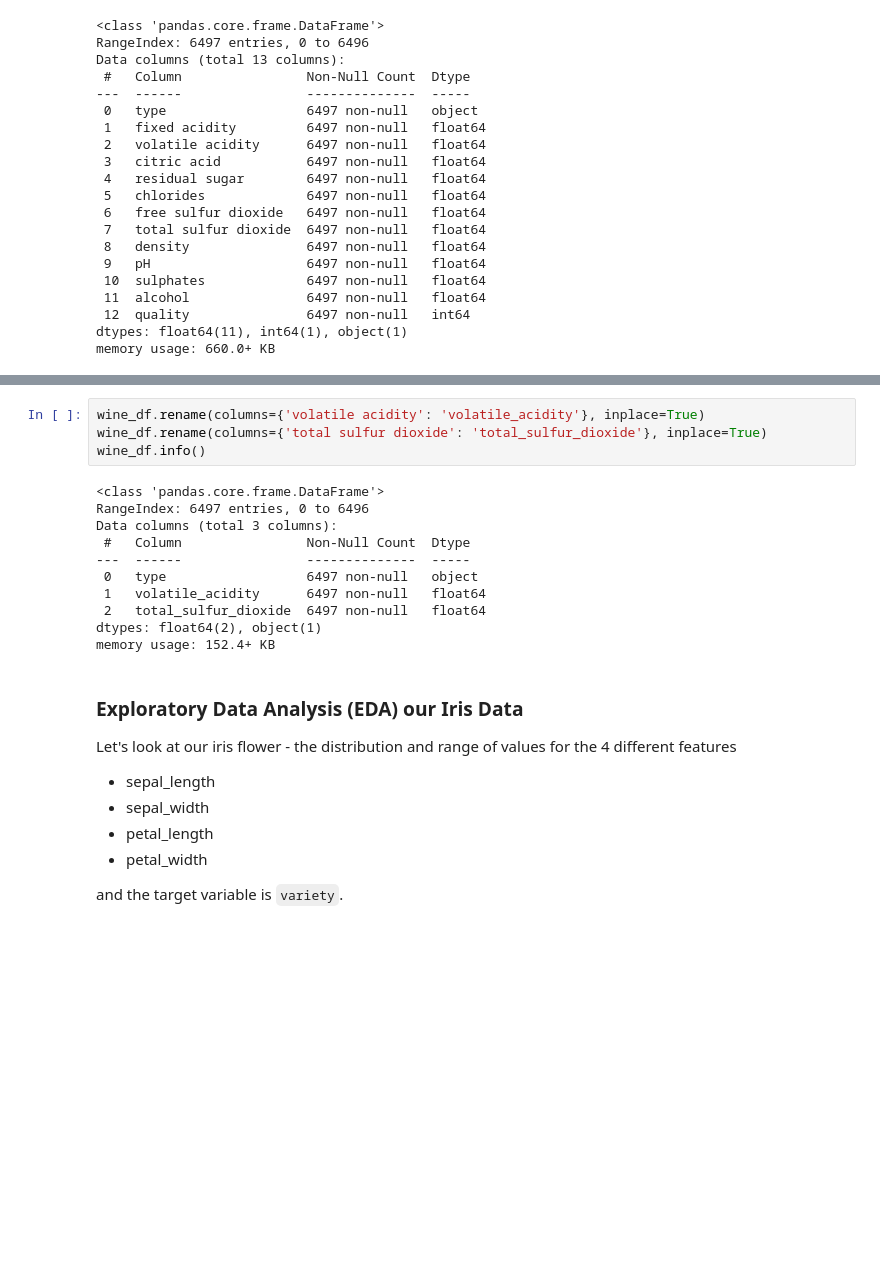
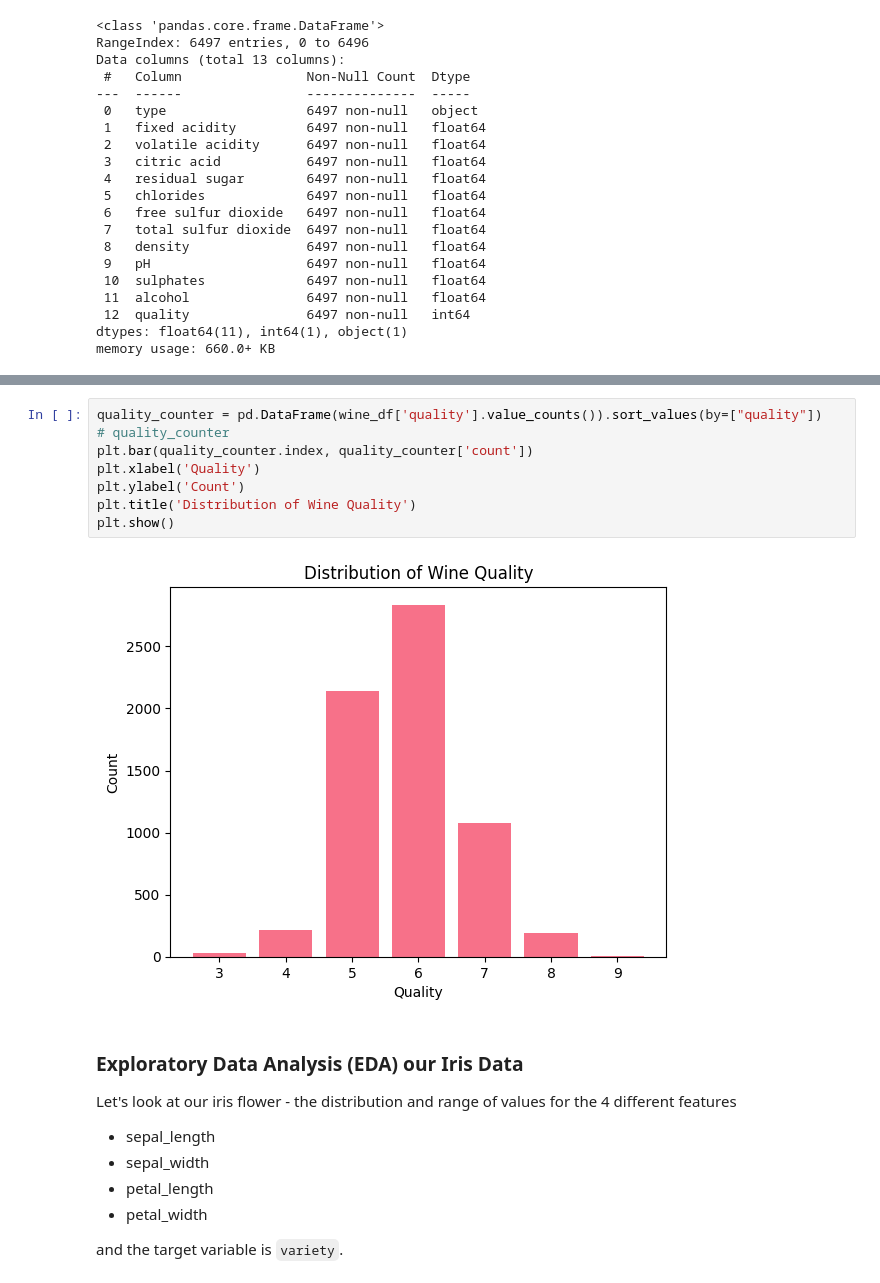
Before and after one commit to wenjianma/ID2223Lab1Task2, a Jupyter notebook: wine-eda-and-backfill-feature-group.ipynb, the cells around one changed output, grey strips where cells are left out. Cells and saved outputs as stored; diff of their text form; blank space fills up the shorter version.

```diff
--- a/wine-eda-and-backfill-feature-group.ipynb
+++ b/wine-eda-and-backfill-feature-group.ipynb
@@ -155,18 +170,13 @@ memory usage: 152.4+ KB
 # %%
-wine_df.rename(columns={'volatile acidity': 'volatile_acidity'}, inplace=True)
-wine_df.rename(columns={'total sulfur dioxide': 'total_sulfur_dioxide'}, inplace=True)
-wine_df.info()
+quality_counter = pd.DataFrame(wine_df['quality'].value_counts()).sort_values(by=["quality"])
+# quality_counter
+plt.bar(quality_counter.index, quality_counter['count'])
+plt.xlabel('Quality')
+plt.ylabel('Count')
+plt.title('Distribution of Wine Quality')
+plt.show()
 # %% [output]
-<class 'pandas.core.frame.DataFrame'>
-RangeIndex: 6497 entries, 0 to 6496
-Data columns (total 3 columns):
- #   Column                Non-Null Count  Dtype
----  ------                --------------  -----
- 0   type                  6497 non-null   object
- 1   volatile_acidity      6497 non-null   float64
- 2   total_sulfur_dioxide  6497 non-null   float64
-dtypes: float64(2), object(1)
-memory usage: 152.4+ KB
+[figure, added]
 # %% [markdown]
 ### Exploratory Data Analysis (EDA)  our Iris Data
 
```
Also changed, not shown: parts of 10 cells of this notebook, 2 other files.
